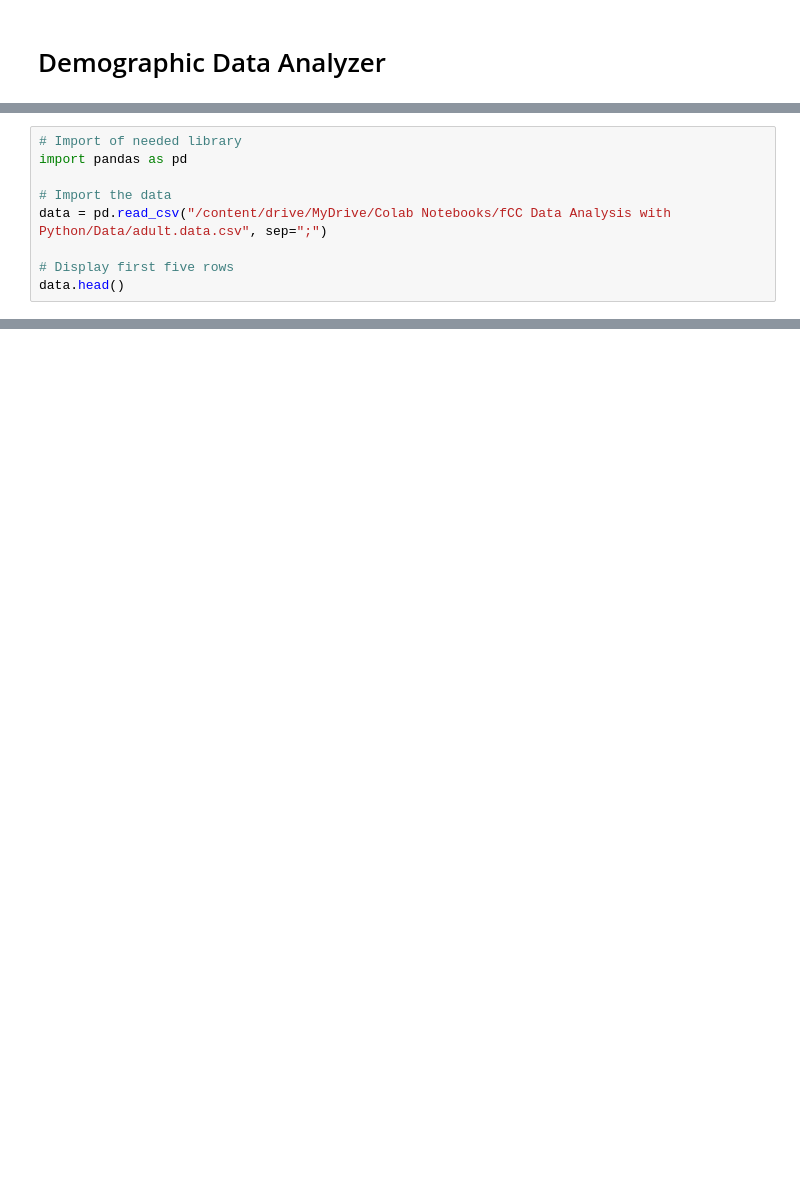
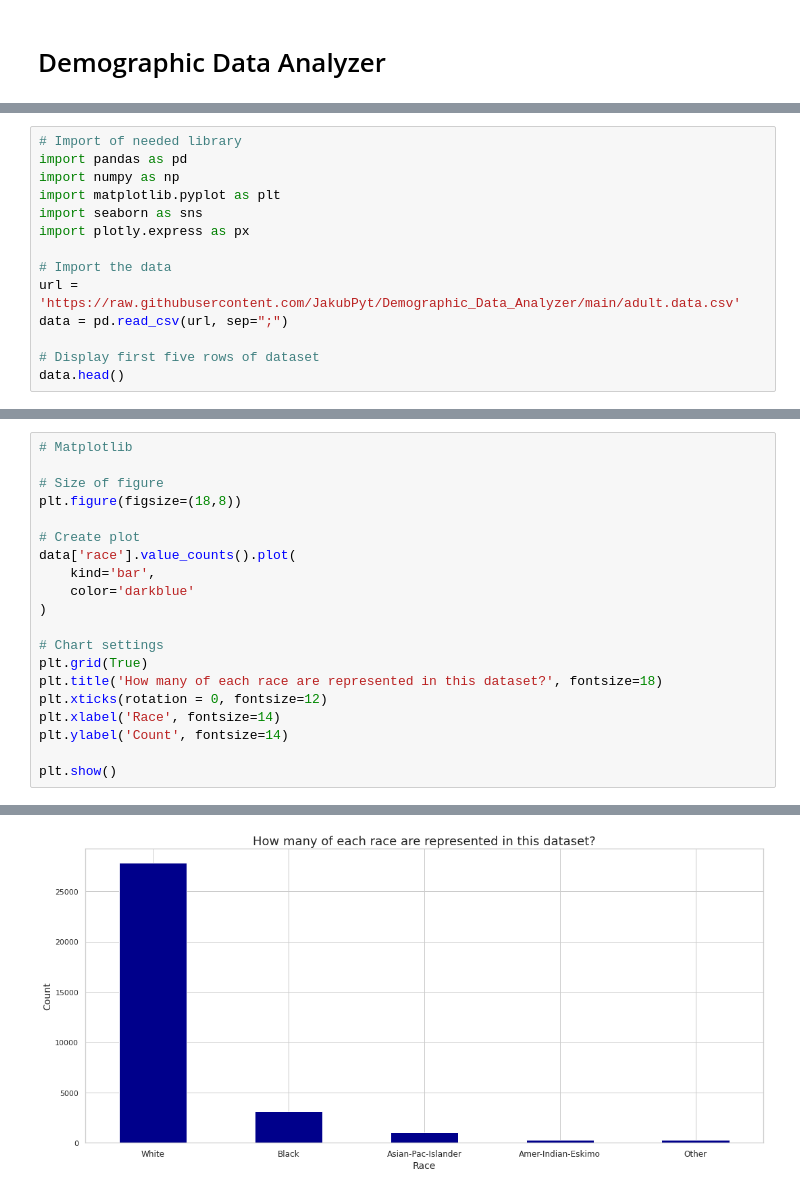
Before and after one commit to JakubPyt/Demographic_Data_Analyzer, a Jupyter notebook: Demographic_Data_Analyzer.ipynb, the cells around one changed output, grey strips where cells are left out. Saved outputs shown, nothing was run; the diff lists cells and outputs as text; blank space fills up the shorter version.

Commit message:
Add visualisation

```diff
--- a/Demographic_Data_Analyzer.ipynb
+++ b/Demographic_Data_Analyzer.ipynb
@@ -13,10 +13,15 @@ In this dataset I had to extract specific demographic information.
 # %%
 # Import of needed library
 import pandas as pd
+import numpy as np
+import matplotlib.pyplot as plt
+import seaborn as sns
+import plotly.express as px
 
 # Import the data
-data = pd.read_csv("/content/drive/MyDrive/Colab Notebooks/fCC Data Analysis with Python/Data/adult.data.csv", sep=";")
+url = 'https://raw.githubusercontent.com/JakubPyt/Demographic_Data_Analyzer/main/adult.data.csv'
+data = pd.read_csv(url, sep=";")
 
-# Display first five rows
+# Display first five rows of dataset
 data.head()
 # %% [output]
@@ -148,0 +81,21 @@ Name: race, dtype: int64
+# %%
+# Matplotlib
+
+# Size of figure
+plt.figure(figsize=(18,8))
+
+# Create plot
+data['race'].value_counts().plot(
+    kind='bar',
+    color='darkblue'
+)
+
+# Chart settings
+plt.grid(True)
+plt.title('How many of each race are represented in this dataset?', fontsize=18)
+plt.xticks(rotation = 0, fontsize=12)
+plt.xlabel('Race', fontsize=14)
+plt.ylabel('Count', fontsize=14)
+
+plt.show()
+# %% [output]
@@ -148,0 +108 @@ Name: race, dtype: int64
+[figure, added]
```
Also changed, not shown: parts of 39 cells of this notebook.
